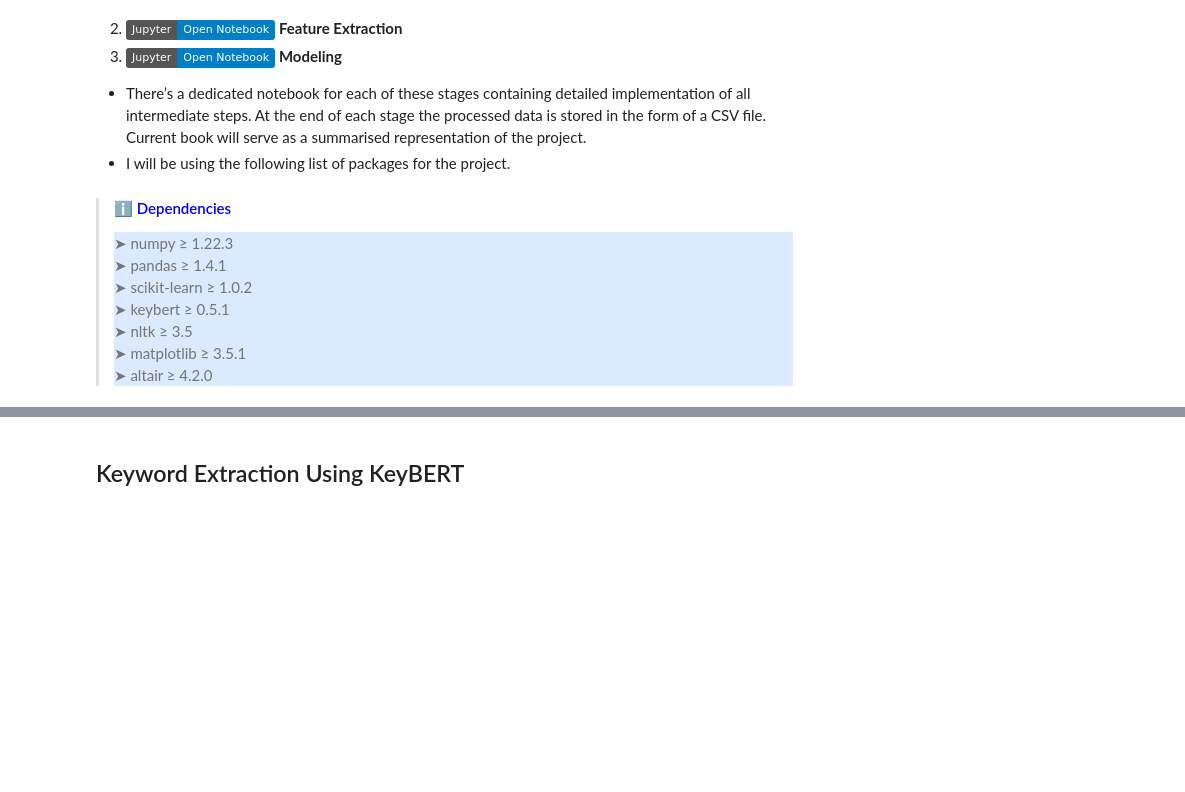
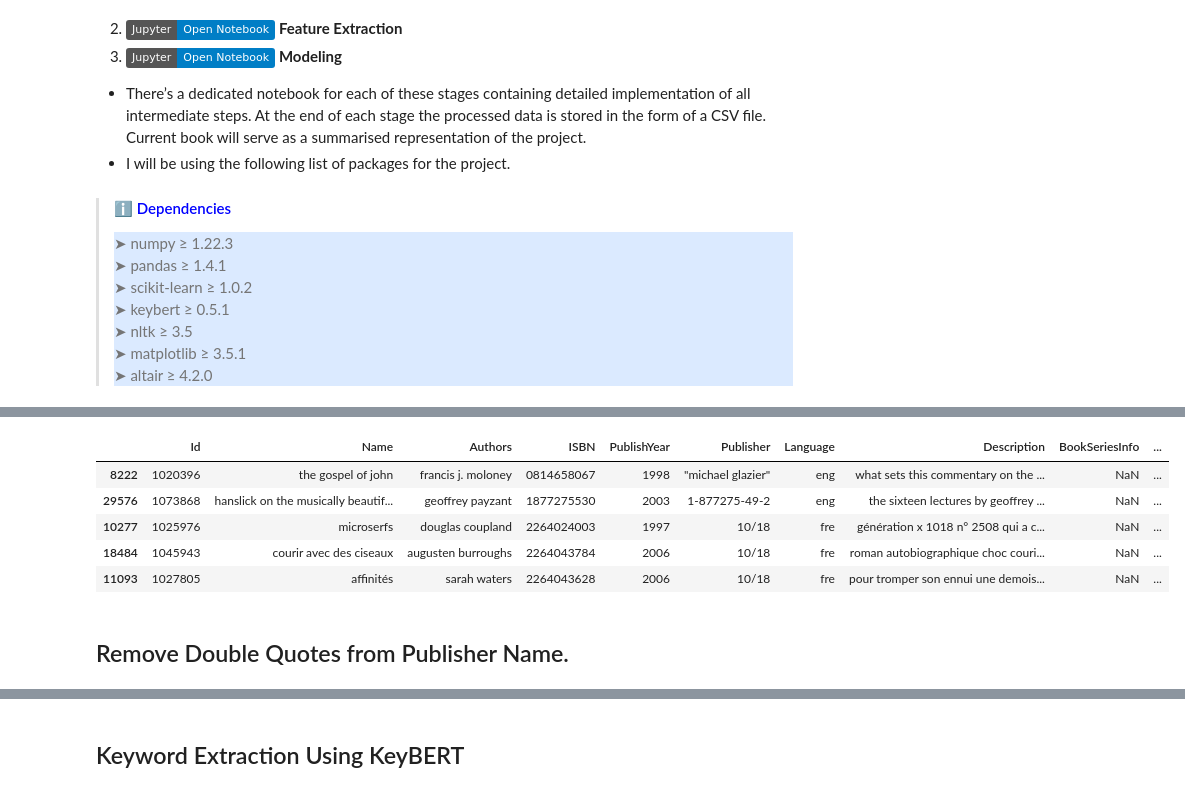
Before and after one commit to AmoliR/nlp-for-book-recommendation, a Jupyter notebook: book_recommendation.ipynb, the cells around one changed output, grey strips where cells are left out. Drawn from its saved outputs; the diff is of its cells as text; code cells hidden in the pictures; badges without logos; blank space fills up the shorter version.

Commit message:
Documentation: Text Cleaning

```diff
--- a/book_recommendation.ipynb
+++ b/book_recommendation.ipynb
@@ -65,0 +156,5 @@ from sklearn.metrics.pairwise import cosine_similarity
+# %%
+# Convert unknown to NaN
+books_data["Publisher"] = books_data.Publisher.replace('unknown',np.nan)
+books_data = books_data.sort_values(by="Publisher", na_position='last')\
+.drop_duplicates(subset=["Name", "Authors", "Description"], keep='first')
@@ -65,0 +167,11 @@ from sklearn.metrics.pairwise import cosine_similarity
+# %%
+series_pattern =  "(?:[;]\s*|\(\s*)([^\(;]*\s*#\s*\d+(?:\.?\d+|\\&\d+|-?\d*))"
+def get_book_series_info(text):
+    series_info = re.findall(series_pattern, text)
+    if series_info:
+        series_info = " ".join([i.replace(" ", "_") for i in series_info])
+        return series_info
+    else:
+        return np.nan
+
+books_data['BookSeriesInfo'] = books_data.Name.apply(get_book_series_info)
@@ -65,0 +182,6 @@ from sklearn.metrics.pairwise import cosine_similarity
+# %%
+series_remove_pattern = re.compile("(?:[\(]\s*[^\(;]*\s*#\s*\d+(?:\.?\d+|\\&\d+|-?\d*)(?:;|\))|\s*[^\(;]*\s*#\s*\d+(?:\.?\d+|\\&\d+|-?\d*)\))")
+def remove_series_info(text):
+    return re.sub(series_remove_pattern, r'', text)
+
+books_data["Title"]= books_data["Name"].str.replace(series_remove_pattern, r'').str.strip()
@@ -65,0 +191,9 @@ from sklearn.metrics.pairwise import cosine_similarity
+# %%
+tc = TextCat()
+
+def detect_language(text):
+    text = " ".join(text.split()[:5])
+    if text.isnumeric():
+        return 'eng'
+    else:
+        return tc.guess_language(text).strip()
@@ -65,0 +219,14 @@ from sklearn.metrics.pairwise import cosine_similarity
+# %%
+temp_preview = books_data.head(5).copy()
+ddf = dd.from_pandas(temp_preview, npartitions=4*multiprocessing.cpu_count())
+temp_preview["Language"] = ddf.map_partitions(lambda df: df.apply(lambda x: detect_language(x['Name']) if pd.isna(x['Language']) else x['Language'], axis=1)).compute()
+temp_preview
+# %% [output]
+|  | Id | Name | Authors | ISBN | PublishYear | Publisher | Language | Description | BookSeriesInfo | ... |
+| 8222 | 1020396 | the gospel of john | francis j. moloney | 0814658067 | 1998 | "michael glazier" | eng | what sets this commentary on the ... | NaN | ... |
+| 29576 | 1073868 | hanslick on the musically beautif... | geoffrey payzant | 1877275530 | 2003 | 1-877275-49-2 | eng | the sixteen lectures by geoffrey ... | NaN | ... |
+| 10277 | 1025976 | microserfs | douglas coupland | 2264024003 | 1997 | 10/18 | fre | génération x 1018 n° 2508 qui a c... | NaN | ... |
+| 18484 | 1045943 | courir avec des ciseaux | augusten burroughs | 2264043784 | 2006 | 10/18 | fre | roman autobiographique choc couri... | NaN | ... |
+| 11093 | 1027805 | affinités | sarah waters | 2264043628 | 2006 | 10/18 | fre | pour tromper son ennui une demois... | NaN | ... |
+# %% [markdown]
+## Remove Double Quotes from Publisher Name.
```
Also changed, not shown: parts of 30 cells of this notebook, 1 other file.
